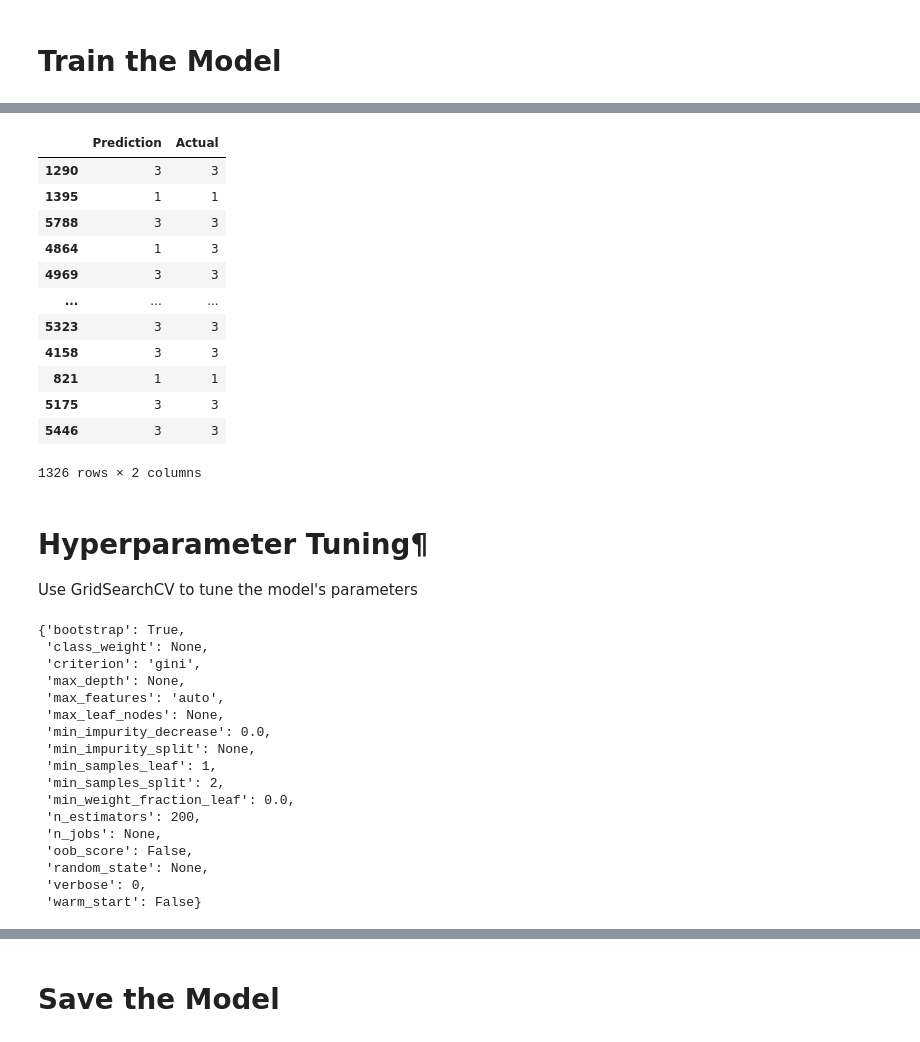
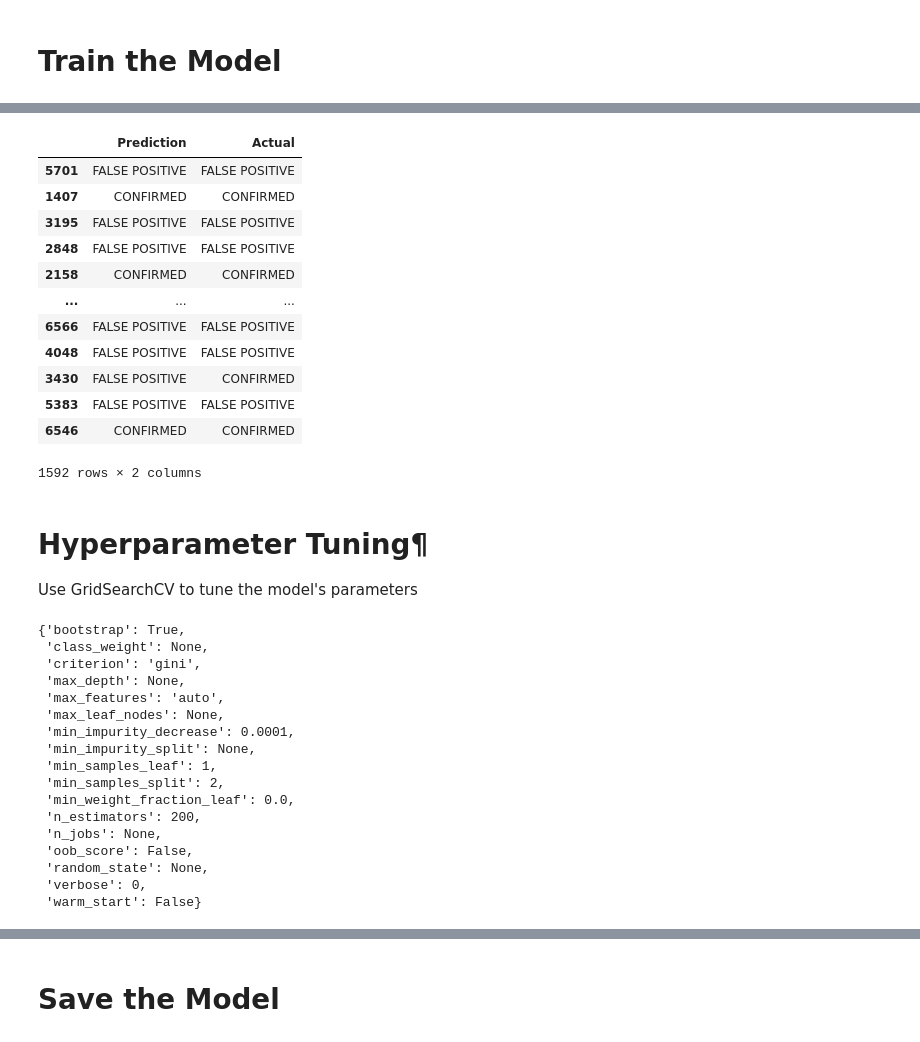
Before and after one commit to Maryamlaine/Machine-Learning--Exoplanet-Exploration, a Jupyter notebook: ML_code/Random_Forest_ML.ipynb, the cells around one changed output, grey strips where cells are left out. Drawn from its saved outputs; the diff is of its cells as text; code cells hidden in the pictures.

```diff
--- a/ML_code/Random_Forest_ML.ipynb
+++ b/ML_code/Random_Forest_ML.ipynb
@@ -42,7 +41,7 @@ df.head()
 # Set features. This will also be used as your x values.
 selected_features = df[['koi_disposition','koi_impact','koi_duration','koi_depth','koi_prad','koi_teq','koi_insol','koi_model_snr']]
 selected_features = selected_features[selected_features['koi_disposition']!='CANDIDATE']
-selected_features['koi_disposition'] = selected_features['koi_disposition'].map({'CONFIRMED': 1, 'CANDIDATE': 2, 'FALSE POSITIVE':3})
+# selected_features['koi_disposition'] = selected_features['koi_disposition'].map({'CONFIRMED': 1, 'FALSE POSITIVE':2})
 selected_features
 # %% [output]
 |  | koi_disposition | koi_impact | koi_duration | koi_depth | koi_prad | koi_teq | koi_insol | koi_model_snr |
@@ -92,7 +75,7 @@ feature_names = selected_features.columns
 # Use train_test_split to create training and testing data
 from sklearn.model_selection import train_test_split,cross_val_score
 
-X_train, X_test, y_train, y_test = train_test_split(X, y, random_state=1, stratify=y)
+X_train, X_test, y_train, y_test = train_test_split(X, y, random_state=1, stratify=y, test_size=0.3)
 # %%
 X_train.head()
 # %% [output]
@@ -132,5 +108,4 @@ y_test_categorical = to_categorical(y_test)
 # %%
 from sklearn.ensemble import RandomForestClassifier
-rf = RandomForestClassifier(n_estimators=200)
-rf = rf.fit(X_train, y_train)
-rf.score(X_test, y_test)
+rf = RandomForestClassifier(n_estimators=200, min_impurity_decrease=0.0001)
+rf = rf.fit(X_train_scaled, y_train)
@@ -147,20 +120,20 @@ Testing Data Score: 0.6606334841628959
 # %%
-predictions = rf.predict(X_test)
+predictions = rf.predict(X_test_scaled)
 pd.DataFrame({"Prediction": predictions, "Actual": y_test})
 # %% [output]
 |  | Prediction | Actual |
-| 1290 | 3 | 3 |
-| 1395 | 1 | 1 |
-| 5788 | 3 | 3 |
-| 4864 | 1 | 3 |
-| 4969 | 3 | 3 |
+| 5701 | FALSE POSITIVE | FALSE POSITIVE |
+| 1407 | CONFIRMED | CONFIRMED |
+| 3195 | FALSE POSITIVE | FALSE POSITIVE |
+| 2848 | FALSE POSITIVE | FALSE POSITIVE |
+| 2158 | CONFIRMED | CONFIRMED |
 | ... | ... | ... |
-| 5323 | 3 | 3 |
-| 4158 | 3 | 3 |
-| 821 | 1 | 1 |
-| 5175 | 3 | 3 |
-| 5446 | 3 | 3 |
+| 6566 | FALSE POSITIVE | FALSE POSITIVE |
+| 4048 | FALSE POSITIVE | FALSE POSITIVE |
+| 3430 | FALSE POSITIVE | CONFIRMED |
+| 5383 | FALSE POSITIVE | FALSE POSITIVE |
+| 6546 | CONFIRMED | CONFIRMED |
-1326 rows × 2 columns
+1592 rows × 2 columns
 # %% [markdown]
 # Hyperparameter Tuning¶
 Use GridSearchCV to tune the model's parameters
@@ -173,7 +146,7 @@ rf.get_params()
  'max_depth': None,
  'max_features': 'auto',
  'max_leaf_nodes': None,
- 'min_impurity_decrease': 0.0,
+ 'min_impurity_decrease': 0.0001,
  'min_impurity_split': None,
  'min_samples_leaf': 1,
  'min_samples_split': 2,
```
Also changed, not shown: parts of 20 cells of this notebook, 8 other files.
